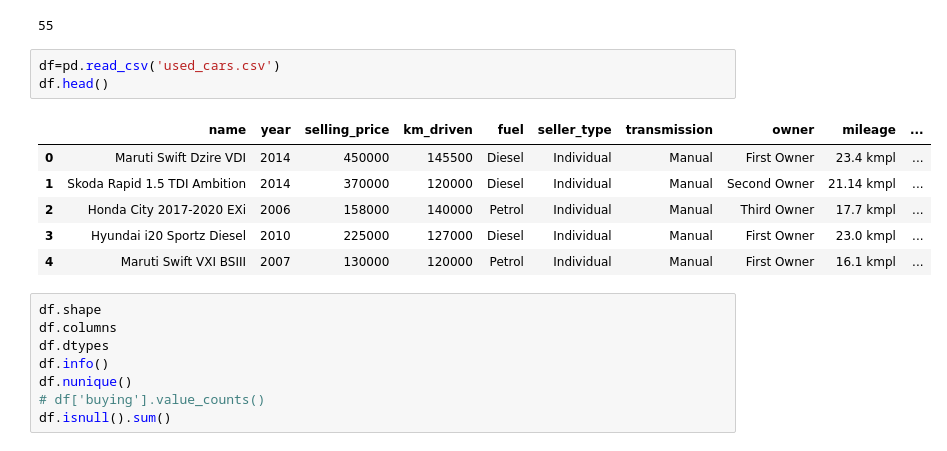
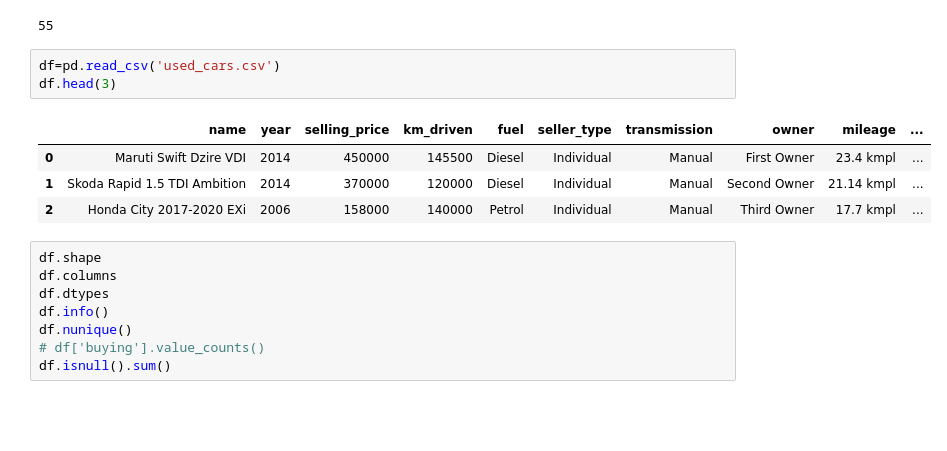
Before and after one commit to Artificial-i/-1-5, a Jupyter notebook: hal_Tamrin1_Trm5.ipynb, the cells around one changed output. Cells and saved outputs as stored; diff of their text form; blank space fills up the shorter version.

```diff
--- a/hal_Tamrin1_Trm5.ipynb
+++ b/hal_Tamrin1_Trm5.ipynb
@@ -29,14 +29,12 @@ from sklearn import preprocessing
 55
 # %%
 df=pd.read_csv('used_cars.csv')
-df.head()
+df.head(3)
 # %% [output]
 |  | name | year | selling_price | km_driven | fuel | seller_type | transmission | owner | mileage | ... |
 | 0 | Maruti Swift Dzire VDI | 2014 | 450000 | 145500 | Diesel | Individual | Manual | First Owner | 23.4 kmpl | ... |
 | 1 | Skoda Rapid 1.5 TDI Ambition | 2014 | 370000 | 120000 | Diesel | Individual | Manual | Second Owner | 21.14 kmpl | ... |
 | 2 | Honda City 2017-2020 EXi | 2006 | 158000 | 140000 | Petrol | Individual | Manual | Third Owner | 17.7 kmpl | ... |
-| 3 | Hyundai i20 Sportz Diesel | 2010 | 225000 | 127000 | Diesel | Individual | Manual | First Owner | 23.0 kmpl | ... |
-| 4 | Maruti Swift VXI BSIII | 2007 | 130000 | 120000 | Petrol | Individual | Manual | First Owner | 16.1 kmpl | ... |
 # %%
 df.shape
 df.columns
```
Also changed, not shown: parts of 66 cells of this notebook.
